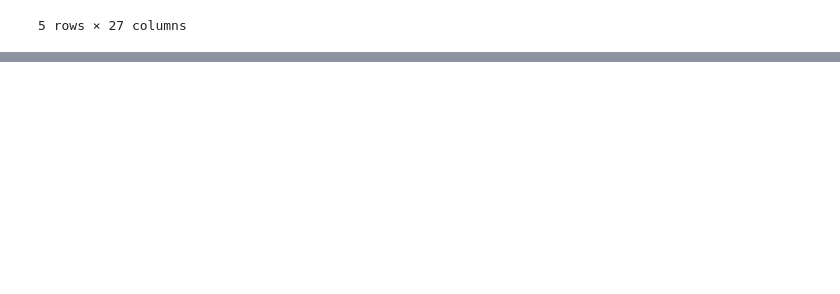
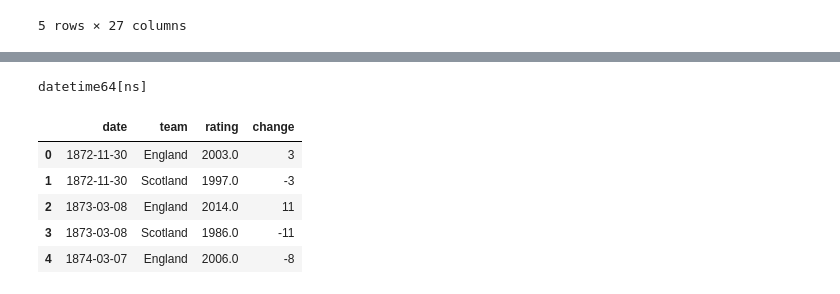
Before and after one commit to arhamanism/WC-match-predictor-model, a Jupyter notebook: World_Cup_Match_Predictor.ipynb, the cells around one changed output, grey strips where cells are left out. Saved outputs shown, nothing was run; the diff lists cells and outputs as text; code cells hidden in the pictures; blank space fills up the shorter version.

```diff
--- a/World_Cup_Match_Predictor.ipynb
+++ b/World_Cup_Match_Predictor.ipynb
@@ -803,0 +830,17 @@ df.tail()
+# %%
+df["date"] = pd.to_datetime(df["date"])
+elo_df["date"] = pd.to_datetime(
+    elo_df["date"],
+    format="mixed"
+)
+# %%
+print(elo_df["date"].dtype)
+elo_df.head()
+# %% [output]
+datetime64[ns]
+|  | date | team | rating | change |
+| 0 | 1872-11-30 | England | 2003.0 | 3 |
+| 1 | 1872-11-30 | Scotland | 1997.0 | -3 |
+| 2 | 1873-03-08 | England | 2014.0 | 11 |
+| 3 | 1873-03-08 | Scotland | 1986.0 | -11 |
+| 4 | 1874-03-07 | England | 2006.0 | -8 |
```
Also changed, not shown: parts of 16 cells of this notebook.
